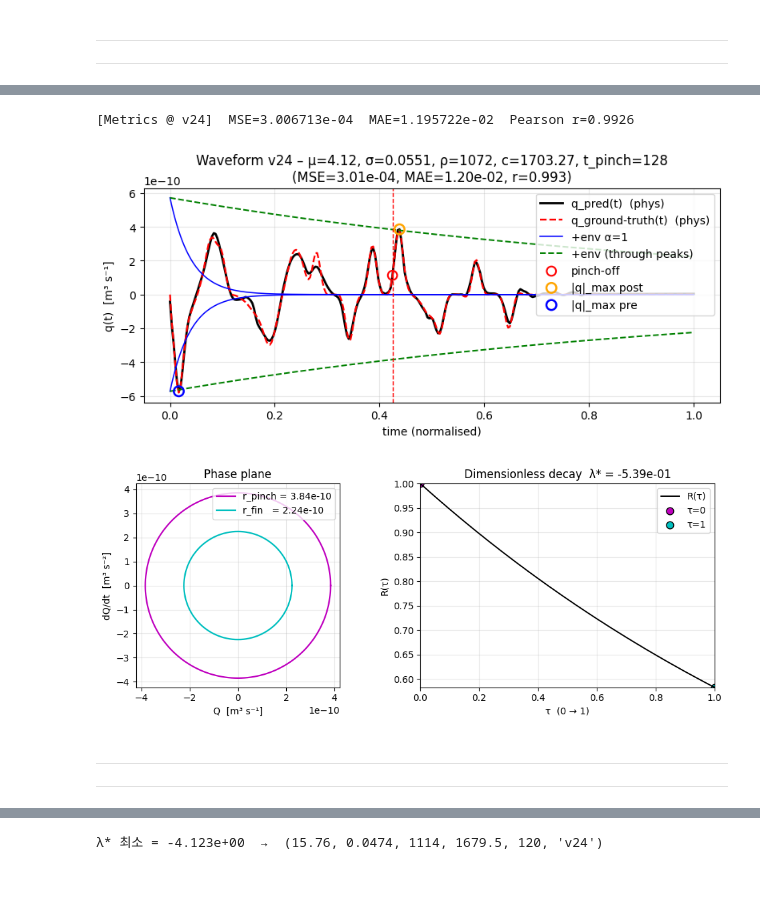
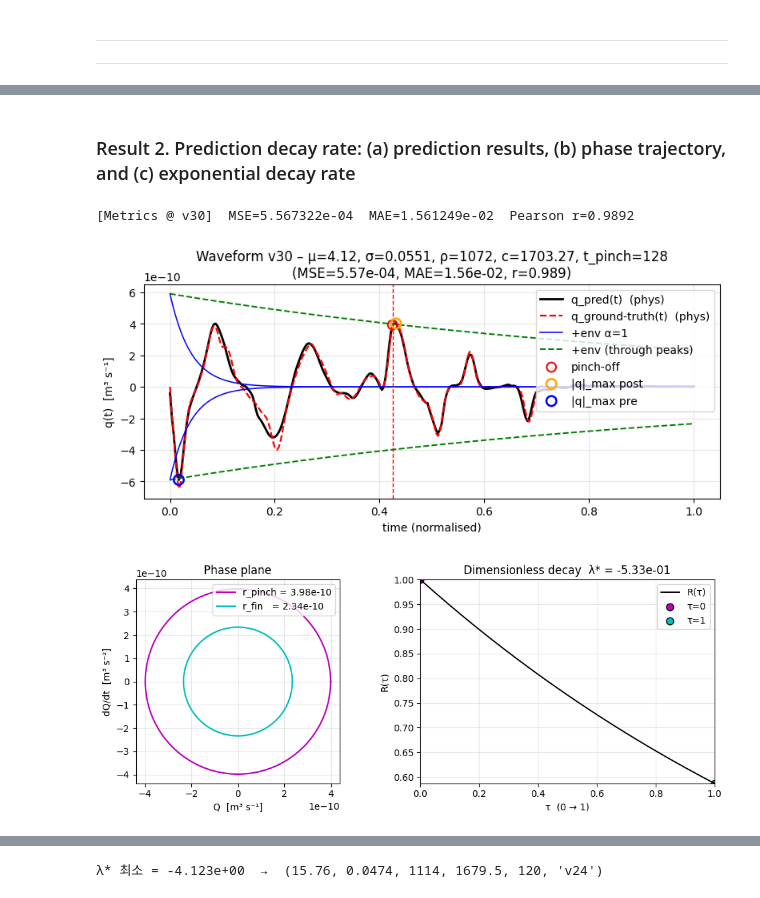
Before and after one commit to SeYoonLim/2025-InterfacialFluidDynamics-ExtendedBayesianOptimization, a Jupyter notebook: 2025-InterfacialFulidDynamics-ExtendedBayesianOptimization.ipynb, the cells around one changed output, grey strips where cells are left out. Cells and saved outputs as stored; diff of their text form; code cells hidden in the pictures.

```diff
--- a/2025-InterfacialFulidDynamics-ExtendedBayesianOptimization.ipynb
+++ b/2025-InterfacialFulidDynamics-ExtendedBayesianOptimization.ipynb
@@ -3068,3 +953,5 @@ envelope(t=tau)= 2.360780e+00  (should be ~ e^-1 of t=0)
+# %% [markdown]
+### Result 2. Prediction decay rate: (a) prediction results, (b) phase trajectory, and (c) exponential decay rate
 # %%
 # ======================================================================
 # 0) Imports & DEVICE ---------------------------------------------------
@@ -3080,10 +967,10 @@ DEVICE = "cuda" if torch.cuda.is_available() else "cpu"
 # ======================================================================
 def expo_decay(q_pred, scal_row, t_pinch_idx):
     """
-    q_pred      : (300,) numpy  – 모델 예측(무차원 q) = Volumetric flowrate q(t): (Dynamic response, X(t))
-    scal_row    : (5,)          – (μ, σ, ρ, c, t_pinch) = Feature data
-    t_pinch_idx : int           – 0-based pinch index (t_pinch-1) = Drop on demand droplet pinch off time point =
-    반환: dict (모든 좌표·envelope) = Dynamic response exponential decay e^x(t)
+    q_pred      : (300,) numpy  – 모델 예측(무차원 q)
+    scal_row    : (5,)          – (μ, σ, ρ, c, t_pinch)
+    t_pinch_idx : int           – 0-based pinch index (t_pinch-1)
+    반환: dict (모든 좌표·envelope)
     """
     t_norm = np.linspace(0, 1, 300)
     q_arr  = q_pred.copy()
@@ -3177,7 +1064,7 @@ def decay_rate(env: dict):
 #   - GT_DB   : waveform_id → q1..q300 (np.float32)
 
 # 예측 입력 구성 (★ x1/x2 분리 인덱스 5로 수정)
-single = (4.12, 0.0551, 1072, 1703.27, 128, "v24")   # 5 scalars + id
+single = (4.12, 0.0551, 1072, 1703.27, 128, "v30")   # 5 scalars + id
 mu, sigma, rho, c_val, t_pinch, wid = single
 
 v_wave = WAVE_DB[wid]  # (300,)
@@ -3250,36 +1137,33 @@ plt.grid(alpha=.3); plt.legend(loc='upper right'); plt.tight_layout(); plt.show(
 dr = decay_rate(ed)
 if dr is None:
     print("[skip] env_cust 없음 → λ* subplot 생략")
 else:
     fig, (axL, axR) = plt.subplots(1, 2, figsize=(10, 4))
 
     # (좌) phase plane : r_pinch, r_fin 원
     theta = np.linspace(0, 2*np.pi, 361)
     axL.plot(dr['r_pinch']*np.cos(theta), dr['r_pinch']*np.sin(theta),
              'm-', lw=1.6, label=f"r_pinch = {dr['r_pinch']:.2e}")
     axL.plot(dr['r_fin']  *np.cos(theta), dr['r_fin']  *np.sin(theta),
              'c-', lw=1.6, label=f"r_fin   = {dr['r_fin']:.2e}")
     axL.set_aspect("equal");   axL.grid(alpha=.3)
     axL.set_xlabel("Q  [m³ s⁻¹]")
     axL.set_ylabel("dQ/dt  [m³ s⁻²]")
     axL.set_title("Phase plane");   axL.legend(loc="upper right")
 
     # (우) R(τ) 곡선
     axR.plot(dr['tau'], dr['R_tau'], 'k-', lw=1.4, label="R(τ)")
     axR.scatter(0, 1,                          c='m', edgecolors='k', s=60, label="τ=0")
     axR.scatter(1, dr['r_fin']/dr['r_pinch'],  c='c', edgecolors='k', s=60, label="τ=1")
     axR.set_xlim(0, 1)
     axR.set_ylim(min(dr['R_tau'].min(), 1.0), max(dr['R_tau'].max(), 1.0))
     axR.set_xlabel("τ  (0 → 1)")
     axR.set_ylabel("R(τ)")
     axR.set_title(fr"Dimensionless decay  λ* = {dr['lam_star']:.2e}")
     axR.grid(alpha=.3);   axR.legend(loc="upper right")
 
     plt.tight_layout();   plt.show()
 # %% [output]
-[Metrics @ v24]  MSE=3.006713e-04  MAE=1.195722e-02  Pearson r=0.9926
+[Metrics @ v30]  MSE=5.567322e-04  MAE=1.561249e-02  Pearson r=0.9892
-[figure, old version]
+[figure, new version]
-[figure, old version]
+[figure, new version]
-# %% [markdown]
----
----
```
Also changed, not shown: parts of 50 cells of this notebook, 6 other files.
